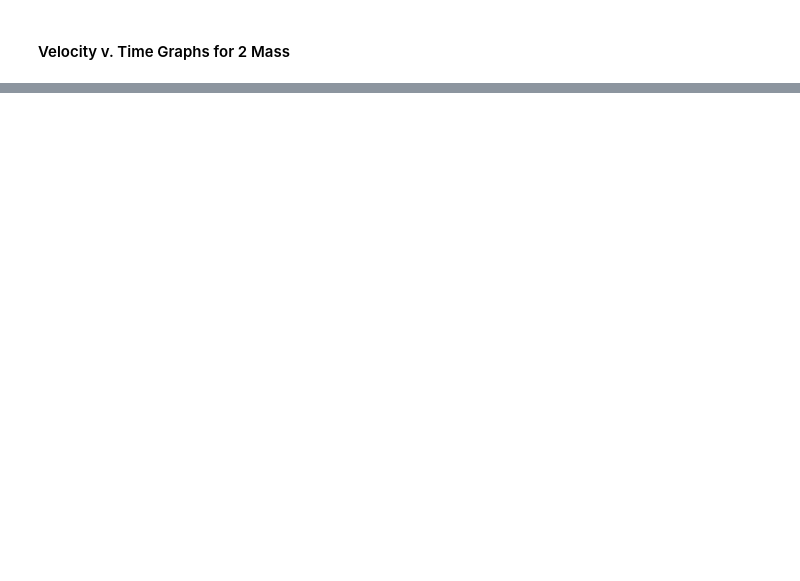
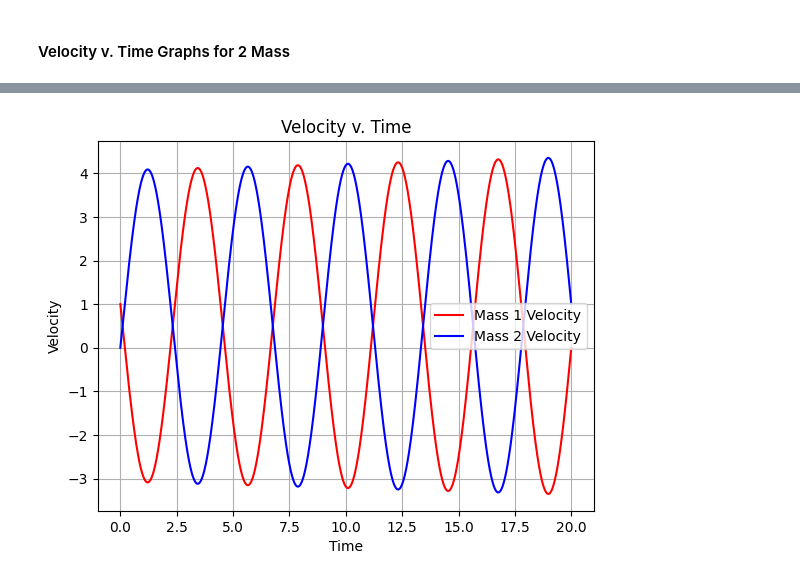
Before and after one commit to AlyanaJusino/pn_trajectories_26, a Jupyter notebook: pnresearch.ipynb, the cells around one changed output, grey strips where cells are left out. Saved outputs shown, nothing was run; the diff lists cells and outputs as text; code cells hidden in the pictures; blank space fills up the shorter version.

```diff
--- a/pnresearch.ipynb
+++ b/pnresearch.ipynb
@@ -314,0 +318,14 @@ plt.show()
+# %%
+fig, ax = plt.subplots() #making the overlay
+
+#overlaying the plots
+ax.plot(t, y[1], label='Mass 1 Velocity', color='red')
+ax.plot(t,y[3], label='Mass 2 Velocity', color='blue')
+
+plt.xlabel("Time")
+plt.ylabel("Velocity")
+ax.set_title('Velocity v. Time')
+ax.legend()
+ax.grid(True)
+# %% [output]
+[figure, added]
```
Also changed, not shown: parts of 12 cells of this notebook.
